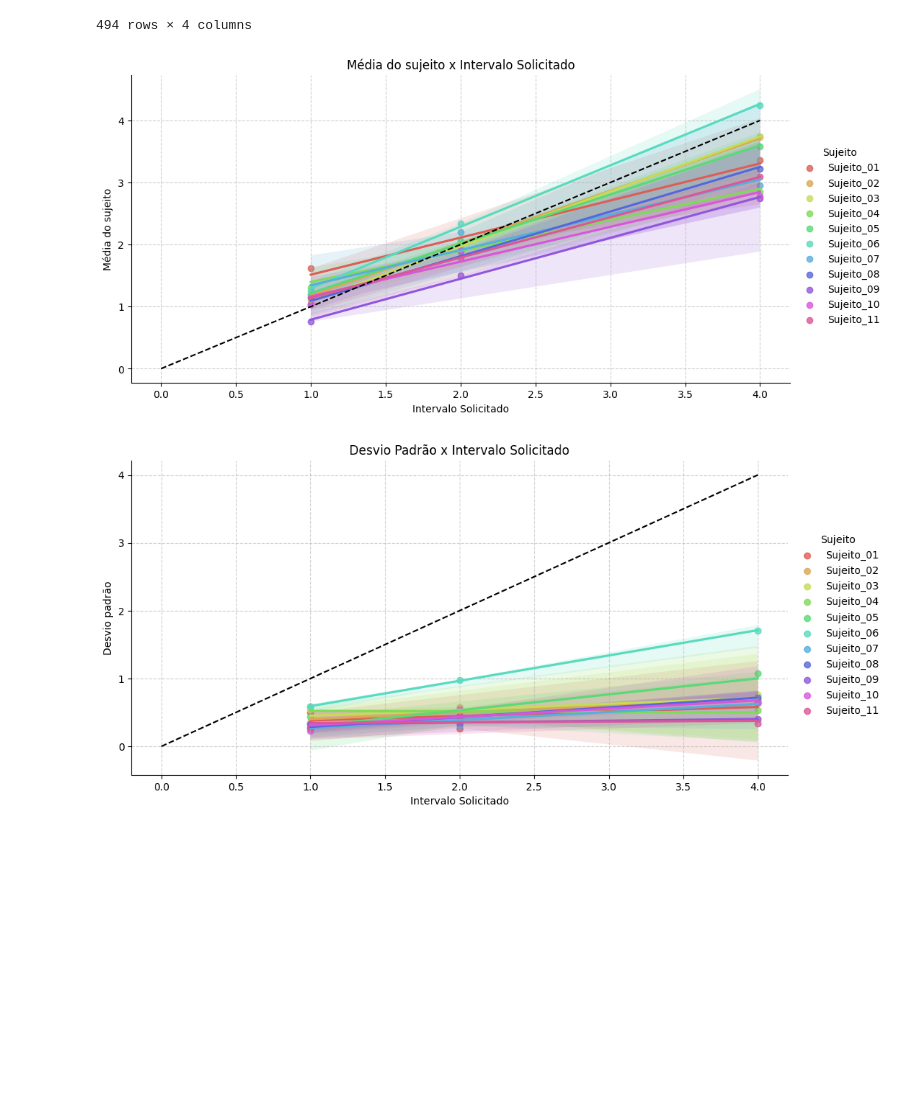
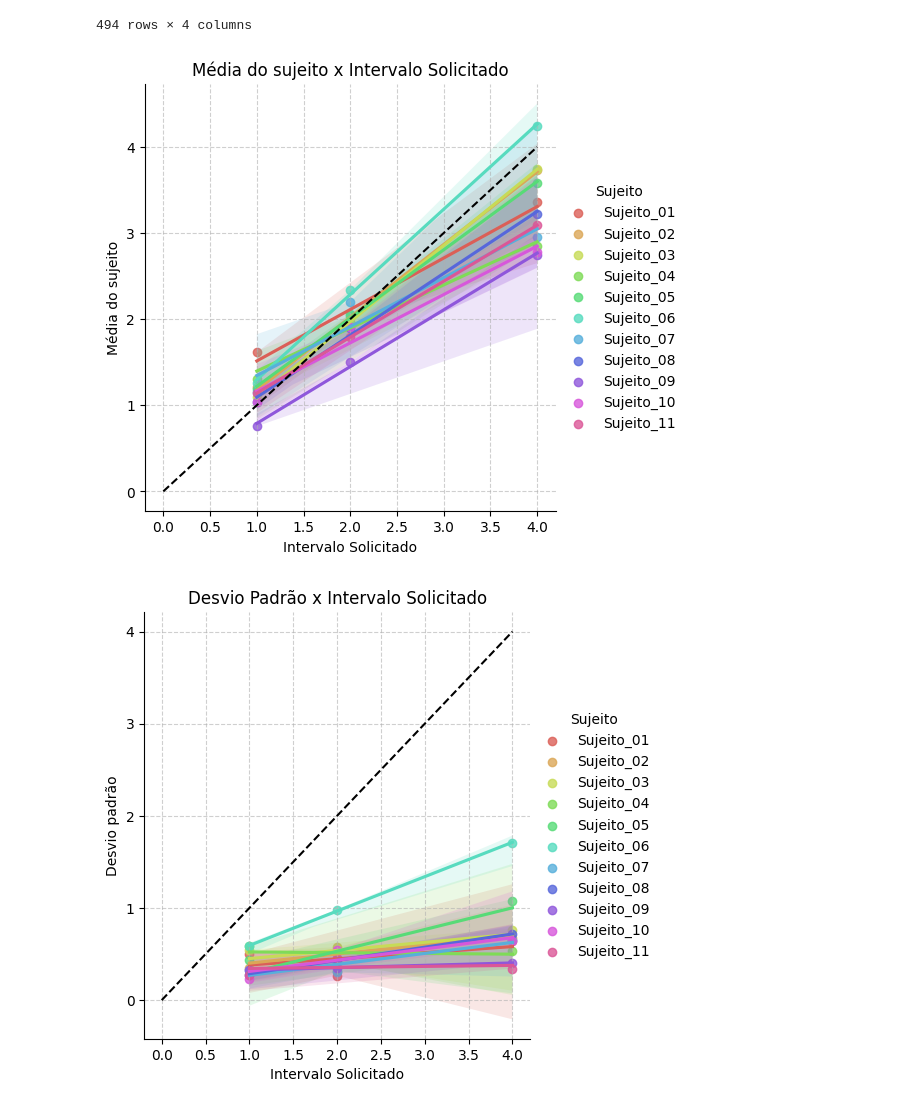
Before and after one commit to rd-gabriela/IC-percepcao-temporal, a Jupyter notebook: GraficosExperimento(github).ipynb, the cells around one changed output. Drawn from its saved outputs; the diff is of its cells as text; code cells hidden in the pictures; blank space fills up the shorter version.

```diff
--- a/GraficosExperimento(github).ipynb
+++ b/GraficosExperimento(github).ipynb
@@ -61,7 +61,7 @@ df_medias_dps = df_medias_dps.assign(desvio_padrao_da_media=se)
 df_medias_dps = df_medias_dps.assign(cv=cv)
 # %%
 #Desvio Padrão x Média do sujeito
-sns.lmplot(df_medias_dps, x='intervalo_solicitado', y='medias', hue='Sujeito', palette='hls', height=5, aspect=2)
+sns.lmplot(df_medias_dps, x='intervalo_solicitado', y='medias', hue='Sujeito', palette='hls')
 plt.title('Média do sujeito x Intervalo Solicitado')
 plt.xlabel("Intervalo Solicitado")
 plt.ylabel("Média do sujeito")
@@ -69,36 +69,36 @@ plt.plot([0,4],[0,4],'k--')
 plt.grid(True, linestyle='--', alpha=0.6)
 
 #Desvio Padrão x Intervalo Solicitado
-sns.lmplot(df_medias_dps, x='intervalo_solicitado', y='desvio_padrao', hue='Sujeito', palette='hls', height=5, aspect=2)
+sns.lmplot(df_medias_dps, x='intervalo_solicitado', y='desvio_padrao', hue='Sujeito', palette='hls')
 plt.title('Desvio Padrão x Intervalo Solicitado')
 plt.xlabel("Intervalo Solicitado")
 plt.ylabel("Desvio padrão")
 plt.plot([0,4],[0,4],'k--')
 plt.grid(True, linestyle='--', alpha=0.6)
 
 #Desvio Padrão x Média do sujeito
-sns.lmplot(df_medias_dps, x='medias', y='desvio_padrao', hue='Sujeito', palette='hls', height=5, aspect=2)
+sns.lmplot(df_medias_dps, x='medias', y='desvio_padrao', hue='Sujeito', palette='hls')
 plt.title('Desvio Padrão x Média do sujeito')
 plt.xlabel("Média do sujeito")
 plt.ylabel("Desvio padrão")
 plt.plot([0,4],[0,4],'k--')
 plt.grid(True, linestyle='--', alpha=0.6)
 
 #CV x Intervalo Solicitado
-sns.lmplot(df_medias_dps, x='intervalo_solicitado', y='cv', hue='Sujeito', palette='hls', height=5, aspect=2)
+sns.lmplot(df_medias_dps, x='intervalo_solicitado', y='cv', hue='Sujeito', palette='hls')
 plt.title('CV x Intervalo Solicitado')
 plt.xlabel("Intervalo Solicitado")
 plt.ylabel("CV")
 plt.plot([0,4],[0,4],'k--')
 plt.grid(True, linestyle='--', alpha=0.6)
 
 #CV x Média
-sns.lmplot(df_medias_dps, x='medias', y='cv', hue='Sujeito', palette='hls', height=5, aspect=2)
+sns.lmplot(df_medias_dps, x='medias', y='cv', hue='Sujeito', palette='hls')
 plt.title('CV x Média do Sujeito')
 plt.xlabel("Média do Sujeito")
 plt.ylabel("CV")
 plt.plot([0,4],[0,4],'k--')
 plt.grid(True, linestyle='--', alpha=0.6)
 # %% [output]
-[figure, old version]
+[figure, new version]
-[figure, old version]
+[figure, new version]
```
Also changed, not shown: parts of 1 cell of this notebook.
